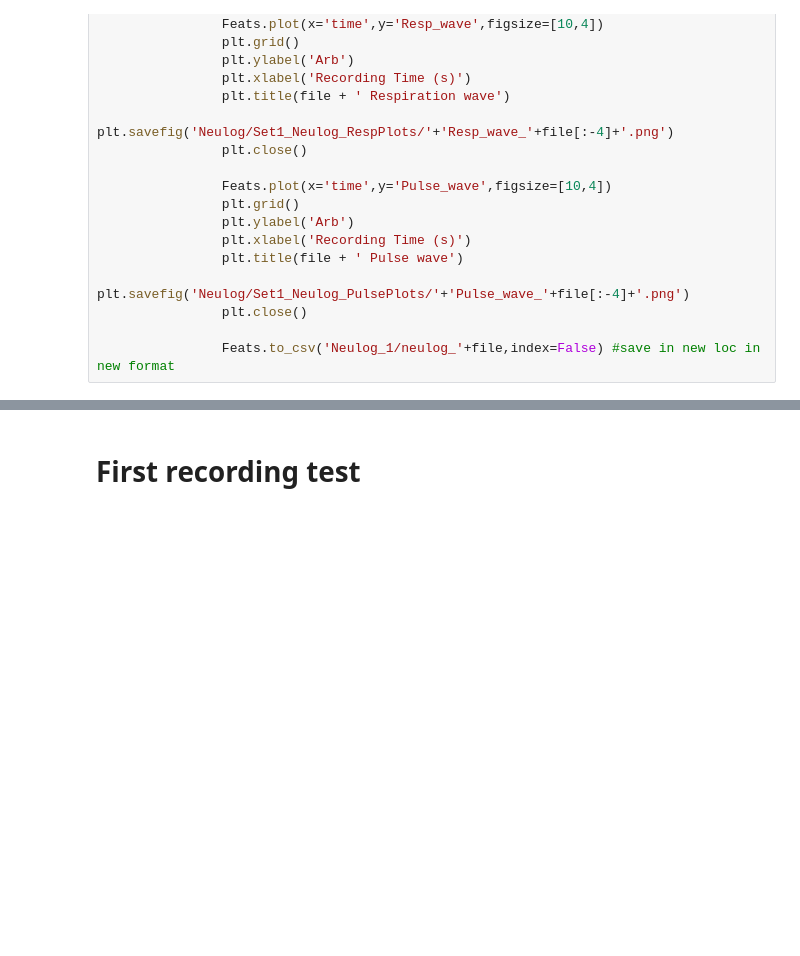
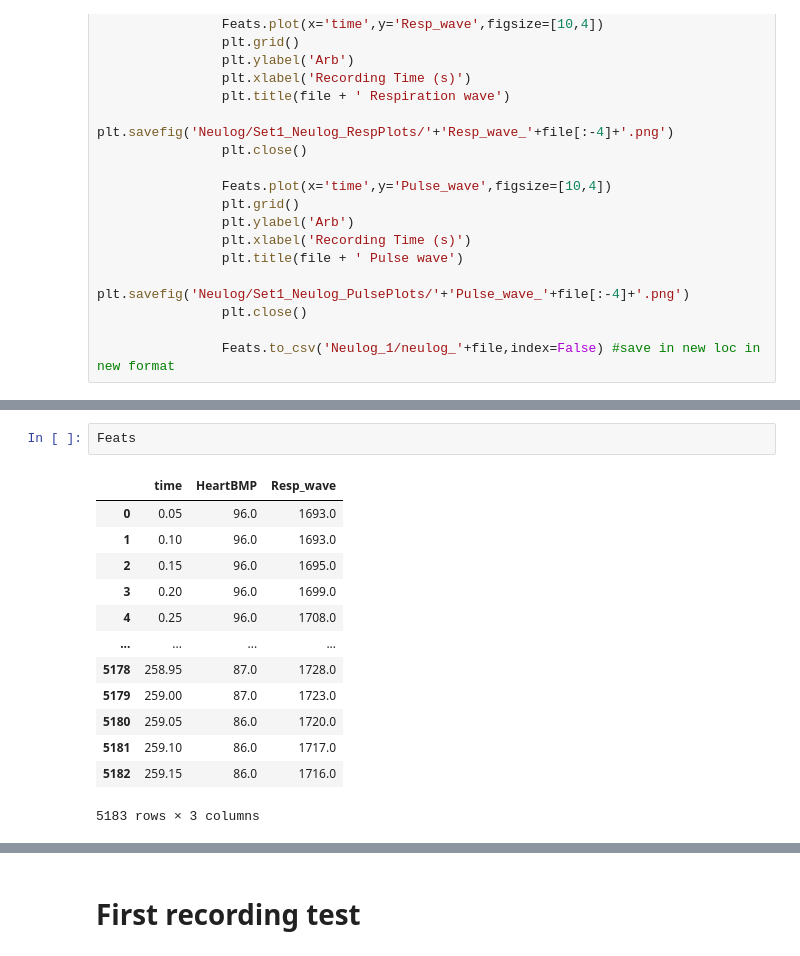
Before and after one commit to finn42/Neulog_processing, a Jupyter notebook: Quick_test_Neulog.ipynb, the cells around one changed output, grey strips where cells are left out. Cells and saved outputs as stored; diff of their text form; blank space fills up the shorter version.

```diff
--- a/Quick_test_Neulog.ipynb
+++ b/Quick_test_Neulog.ipynb
@@ -131,0 +206,16 @@ for d in dirs:
+# %%
+Feats
+# %% [output]
+|  | time | HeartBMP | Resp_wave |
+| 0 | 0.05 | 96.0 | 1693.0 |
+| 1 | 0.10 | 96.0 | 1693.0 |
+| 2 | 0.15 | 96.0 | 1695.0 |
+| 3 | 0.20 | 96.0 | 1699.0 |
+| 4 | 0.25 | 96.0 | 1708.0 |
+| ... | ... | ... | ... |
+| 5178 | 258.95 | 87.0 | 1728.0 |
+| 5179 | 259.00 | 87.0 | 1723.0 |
+| 5180 | 259.05 | 86.0 | 1720.0 |
+| 5181 | 259.10 | 86.0 | 1717.0 |
+| 5182 | 259.15 | 86.0 | 1716.0 |
+5183 rows × 3 columns
```
Also changed, not shown: parts of 6 cells of this notebook, 24 other files.
